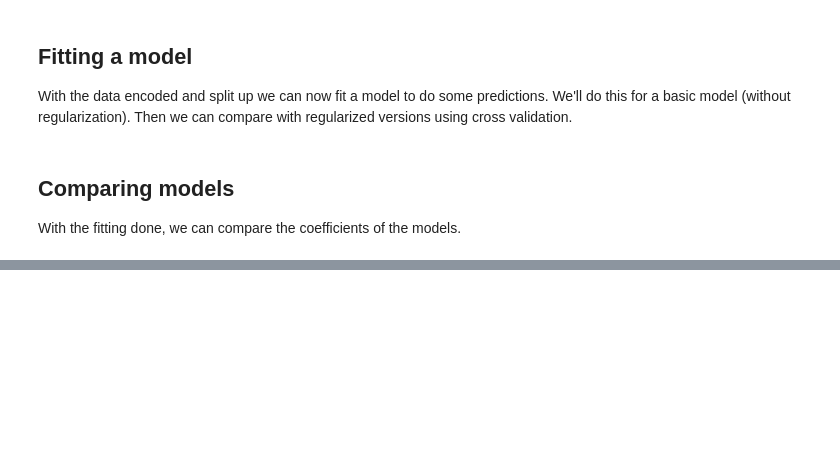
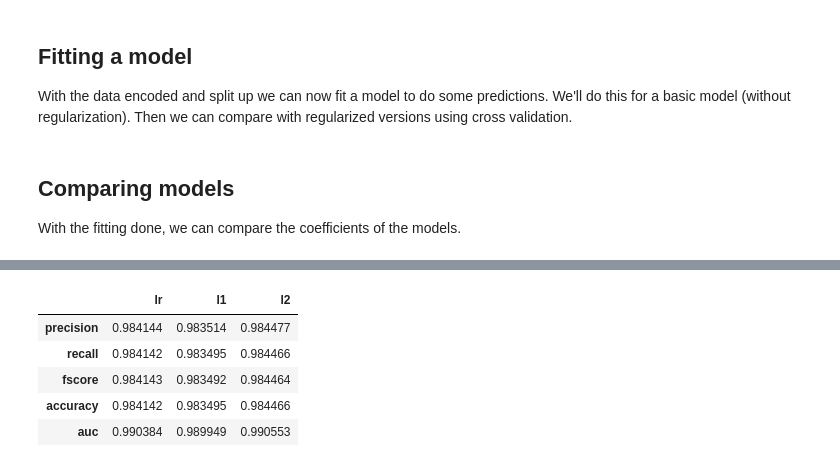
Before and after one commit to Florian-Heringa/coursera-ibm-ml, a Jupyter notebook: 3-classification/01_logistic_regression_demo.ipynb, the cells around one changed output, grey strips where cells are left out. Cells and saved outputs as stored; diff of their text form; code cells hidden in the pictures; blank space fills up the shorter version.

```diff
--- a/3-classification/01_logistic_regression_demo.ipynb
+++ b/3-classification/01_logistic_regression_demo.ipynb
@@ -210,0 +243,16 @@ plt.tight_layout()
+# %%
+# Predict the class and the probability for each
+y_pred = list()
+y_prob = list()
+
+coeff_labels = ['lr', 'l1', 'l2']
+coeff_models = [lr, lr_l1, lr_l2]
+
+for lab,mod in zip(coeff_labels, coeff_models):
+    y_pred.append(pd.Series(mod.predict(X_test), name=lab))
+    y_prob.append(pd.Series(mod.predict_proba(X_test).max(axis=1), name=lab))
+
+y_pred = pd.concat(y_pred, axis=1)
+y_prob = pd.concat(y_prob, axis=1)
+
+y_pred.head(), y_prob.head()
@@ -210,0 +287,35 @@ plt.tight_layout()
+# %%
+metrics = list()
+cm = dict()
+
+for lab in coeff_labels:
+
+    # Preciision, recall, f-score from the multi-class support function
+    precision, recall, fscore, _ = prf_score(y_test, y_pred[lab], average='weighted')
+
+    # The usual way to calculate accuracy
+    accuracy = accuracy_score(y_test, y_pred[lab])
+
+    # ROC-AUC scores can be calculated by binarizing the data
+    auc = roc_auc_score(label_binarize(y_test, classes=[0,1,2,3,4,5]),
+              label_binarize(y_pred[lab], classes=[0,1,2,3,4,5]),
+              average='weighted')
+
+    # Last, the confusion matrix
+    cm[lab] = confusion_matrix(y_test, y_pred[lab])
+
+    metrics.append(pd.Series({'precision':precision, 'recall':recall,
+                              'fscore':fscore, 'accuracy':accuracy,
+                              'auc':auc},
+                             name=lab))
+
+metrics = pd.concat(metrics, axis=1)
+
+metrics
+# %% [output]
+|  | lr | l1 | l2 |
+| precision | 0.984144 | 0.983514 | 0.984477 |
+| recall | 0.984142 | 0.983495 | 0.984466 |
+| fscore | 0.984143 | 0.983492 | 0.984464 |
+| accuracy | 0.984142 | 0.983495 | 0.984466 |
+| auc | 0.990384 | 0.989949 | 0.990553 |
```
Also changed, not shown: parts of 7 cells of this notebook, 1 other file.
